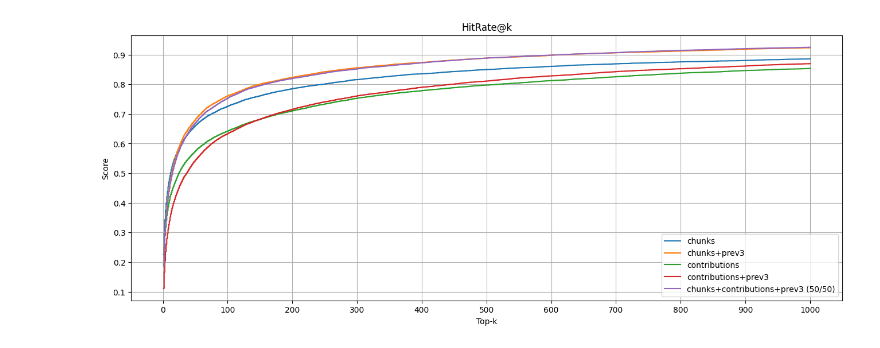
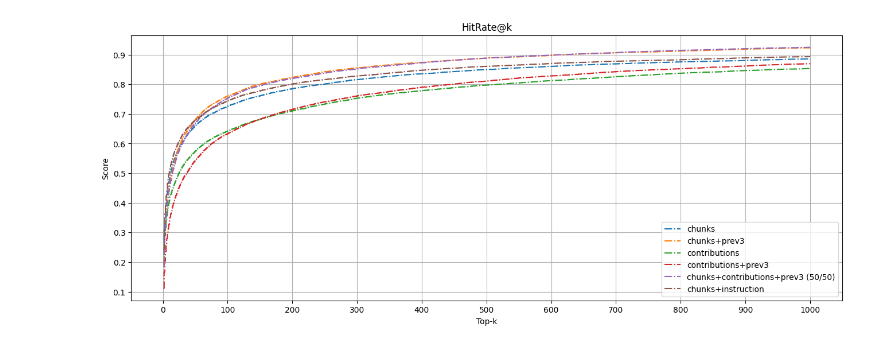
Before and after one commit to benjaminb/citeline, a Jupyter notebook: plot_results.ipynb, the cells around one changed output. Drawn from its saved outputs; the diff is of its cells as text; code cells hidden in the pictures.

Commit message:
adding embedding instructions to bge

```diff
--- a/plot_results.ipynb
+++ b/plot_results.ipynb
@@ -10,30 +10,31 @@ paths = [
     "experiments/results/contributions_identity_normTrue_n14451_topk1000_20250731_155812/results_contributions_identity_normTrue_n14451_topk1000_20250731_155812.json",
     "experiments/results/contributions_add_prev_3_normTrue_n14451_topk1000_20250731_163726/results_contributions_add_prev_3_normTrue_n14451_topk1000_20250731_163726.json",
     "experiments/results/contributions_add_prev_3_normTrue_n14451_topk1000_20250731_181942/results_contributions_add_prev_3_normTrue_n14451_topk1000_20250731_181942.json",
+    "experiments/results/basic_chunks_add_bge_instruction_normTrue_cosine_n14681_20250806_102946/results_basic_chunks_add_bge_instruction_normTrue_cosine_n14681_20250806_102946.json",
 ]
 
-names = ["chunks", "chunks+prev3", "contributions", "contributions+prev3", "chunks+contributions+prev3 (50/50)"]
+names = ["chunks", "chunks+prev3", "contributions", "contributions+prev3", "chunks+contributions+prev3 (50/50)", "chunks+instruction"]
 # %%
 k_values = [k for k in range(1, 1001)]
 
 # Make a plot of the average hit rates (y-axis) and IoU (Jaccard) vs. top-k (x-axis)
 plt.figure(figsize=(16, 6))
 for path, name in zip(paths, names):
     with open(path, "r") as f:
         data = json.load(f)
-    plt.plot(k_values, data['average_hit_rates'], drawstyle='steps-post', linestyle="-", label=name)
+    plt.plot(k_values, data['average_hit_rates'], drawstyle='steps-post', linestyle="-.", label=name)
 plt.xlabel("Top-k")
 plt.ylabel("Score")
 plt.title("HitRate@k")
 plt.legend()
 plt.grid()
 
 # Set x-ticks every 100
 plt.gca().xaxis.set_major_locator(MultipleLocator(100))
 
 plt.show()
 # %% [output]
-[figure, old version]
+[figure, new version]
 # %%
 plt.savefig(f"k1000.png")
 plt.close()
```
Also changed, not shown: 20 other files.
